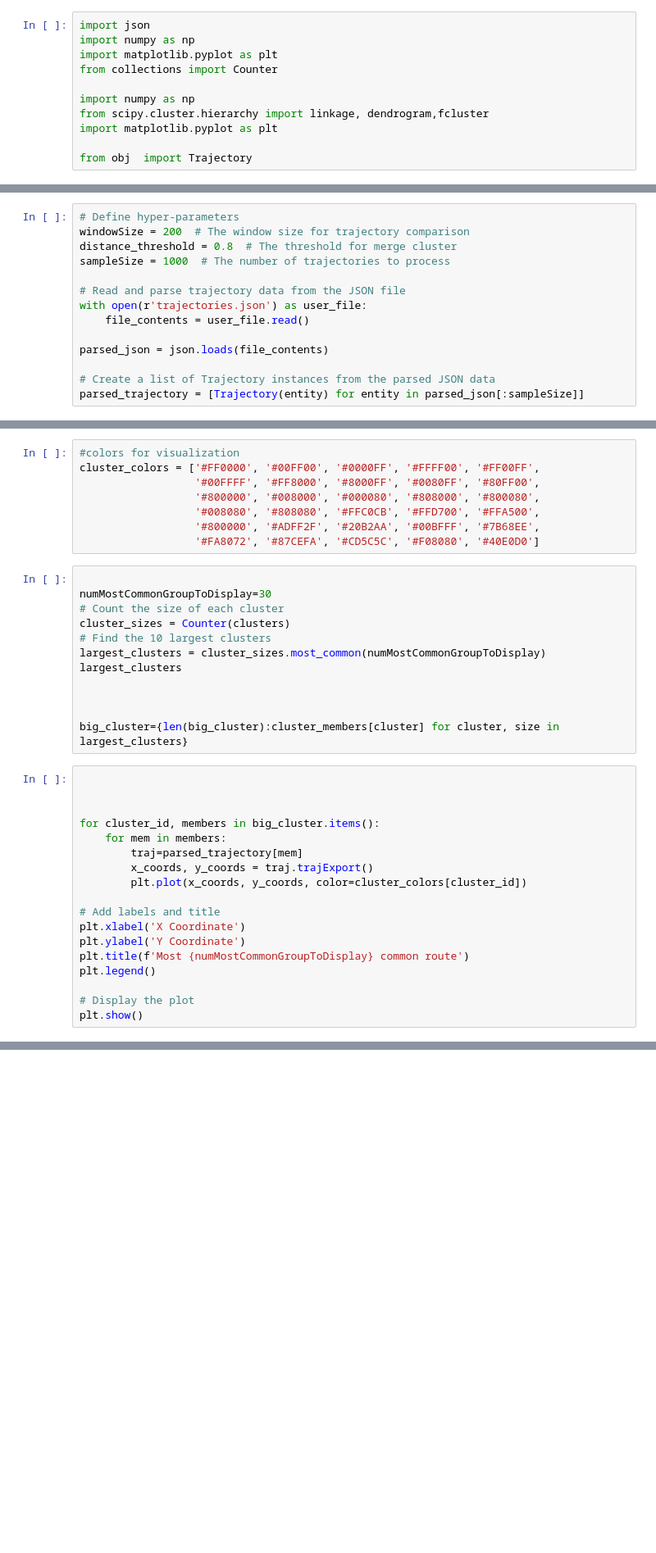
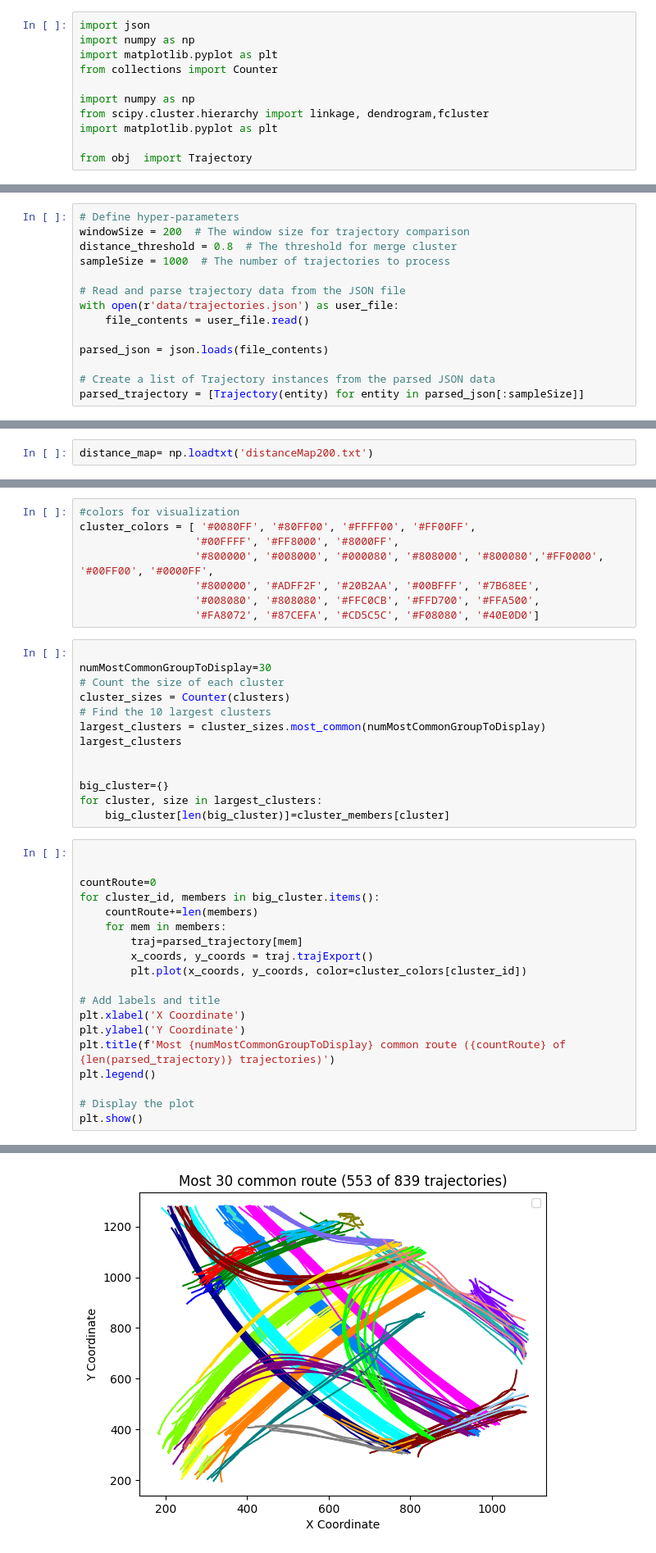
Before and after one commit to oneonethree113/Trajectory-Analysis, a Jupyter notebook: AMAG.ipynb, the cells around one changed output, grey strips where cells are left out. Shown: that part at 82% size. Cells and saved outputs as stored; diff of their text form; blank space fills up the shorter version.

Commit message:
Finish Coding
User can run the main.py to generate result

```diff
--- a/AMAG.ipynb
+++ b/AMAG.ipynb
@@ -115,7 +116,7 @@ distance_threshold = 0.8  # The threshold for merge cluster
 sampleSize = 1000  # The number of trajectories to process
 
 # Read and parse trajectory data from the JSON file
-with open(r'trajectories.json') as user_file:
+with open(r'data/trajectories.json') as user_file:
     file_contents = user_file.read()
 
 parsed_json = json.loads(file_contents)
@@ -169,3 +186,5 @@ There are 839 trajectories in the dataset
+# %%
+distance_map= np.loadtxt('distanceMap200.txt')
 # %%
 # Perform hierarchical clustering
 hierarchical_clusters = linkage(distance_map, method='single')  # Calculate hierarchical linkage
@@ -185,11 +204,11 @@ for idx, cluster_id in enumerate(clusters):
         cluster_members[cluster_id] = [idx]
 # %%
 #colors for visualization
-cluster_colors = ['#FF0000', '#00FF00', '#0000FF', '#FFFF00', '#FF00FF',
-                  '#00FFFF', '#FF8000', '#8000FF', '#0080FF', '#80FF00',
-                  '#800000', '#008000', '#000080', '#808000', '#800080',
+cluster_colors = [ '#0080FF', '#80FF00', '#FFFF00', '#FF00FF',
+                  '#00FFFF', '#FF8000', '#8000FF',
+                  '#800000', '#008000', '#000080', '#808000', '#800080','#FF0000', '#00FF00', '#0000FF',
+                  '#800000', '#ADFF2F', '#20B2AA', '#00BFFF', '#7B68EE',
                   '#008080', '#808080', '#FFC0CB', '#FFD700', '#FFA500',
-                  '#800000', '#ADFF2F', '#20B2AA', '#00BFFF', '#7B68EE',
                   '#FA8072', '#87CEFA', '#CD5C5C', '#F08080', '#40E0D0']
 # %%
 
@@ -201,13 +220,15 @@ largest_clusters = cluster_sizes.most_common(numMostCommonGroupToDisplay)
 largest_clusters
 
 
-
-big_cluster={len(big_cluster):cluster_members[cluster] for cluster, size in largest_clusters}
+big_cluster={}
+for cluster, size in largest_clusters:
+    big_cluster[len(big_cluster)]=cluster_members[cluster]
 # %%
 
 
-
+countRoute=0
 for cluster_id, members in big_cluster.items():
+    countRoute+=len(members)
     for mem in members:
         traj=parsed_trajectory[mem]
         x_coords, y_coords = traj.trajExport()
@@ -216,8 +237,9 @@ for cluster_id, members in big_cluster.items():
 # Add labels and title
 plt.xlabel('X Coordinate')
 plt.ylabel('Y Coordinate')
-plt.title(f'Most {numMostCommonGroupToDisplay} common route')
+plt.title(f'Most {numMostCommonGroupToDisplay} common route ({countRoute} of {len(parsed_trajectory)} trajectories)')
 plt.legend()
 
 # Display the plot
 plt.show()
+# %% [output]
@@ -224,3 +247,4 @@ plt.show()
+[figure, added]
 # %%
 
 
```
Also changed, not shown: parts of 8 cells of this notebook, 14 other files.
